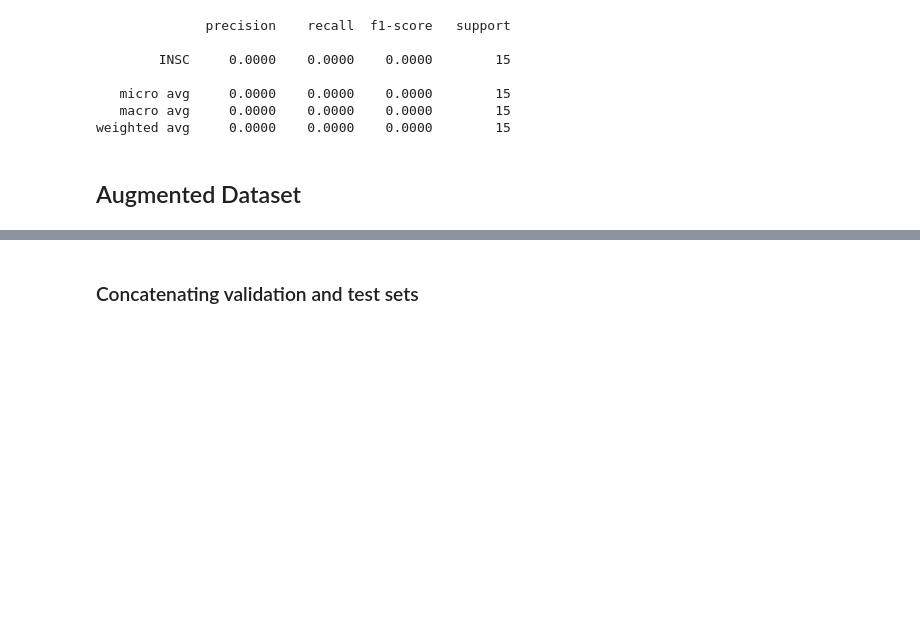
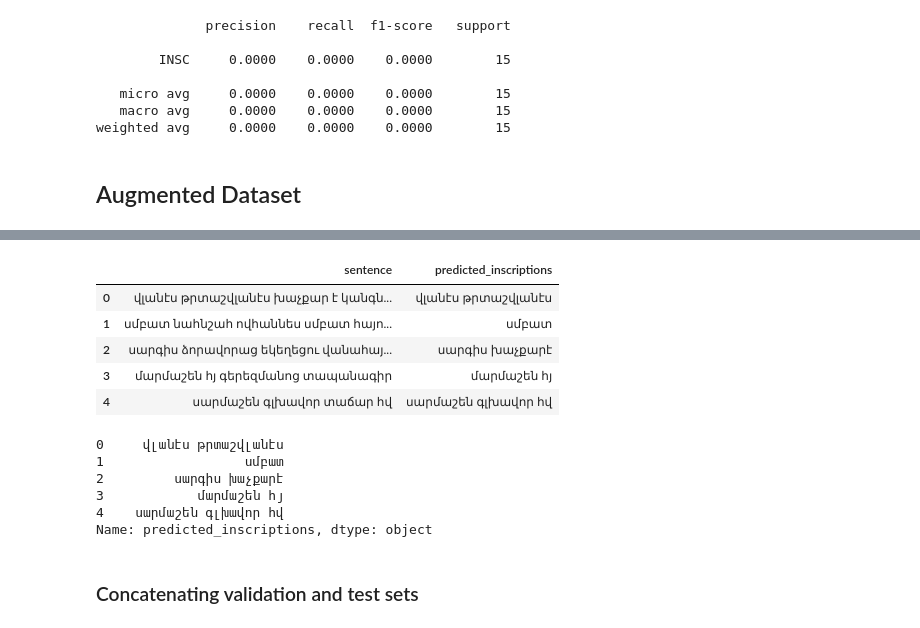
Before and after one commit to dhlab-epfl/dhlab-epigraphy-studies, a Jupyter notebook: Baseline (1).ipynb, the cells around one changed output, grey strips where cells are left out. Saved outputs shown, nothing was run; the diff lists cells and outputs as text; code cells hidden in the pictures; blank space fills up the shorter version.

Commit message:
new method to see the exact predictions

```diff
--- a/Baseline (1).ipynb
+++ b/Baseline (1).ipynb
@@ -790,3 +790,41 @@ print(classification_report(valid_labels, valid_predictions, digits=4))
    micro avg     0.0000    0.0000    0.0000        15
    macro avg     0.0000    0.0000    0.0000        15
 weighted avg     0.0000    0.0000    0.0000        15
+# %%
+import pandas as pd
+
+def predictions_to_dataframe(test_data, predictions, entity_tags=("B-INSC", "I-INSC")):
+    """
+    Convert token-level predictions into a dataframe with extracted entity spans.
+
+    Args:
+        test_data (pd.DataFrame): DataFrame with a 'sentence' column (space-separated tokens).
+        predictions (List[List[str]]): List of predicted tag sequences for each sentence.
+        entity_tags (Tuple[str]): Tags to include when extracting entity tokens (default: B-INSC, I-INSC).
+
+    Returns:
+        pd.DataFrame: Columns ['sentence', 'predicted_inscriptions']
+    """
+    sentences, predicted_entities = [], []
+
+    for idx, preds in enumerate(predictions):
+        # Get sentence tokens
+        tokens = test_data.sentence.iloc[idx].strip().split()
+        min_len = min(len(tokens), len(preds))
+
+        # Align to avoid mismatch
+        tokens = tokens[:min_len]
+        preds = preds[:min_len]
+
+        # Extract tokens predicted as entity
+        entity_tokens = [tok for tok, tag in zip(tokens, preds) if tag in entity_tags]
+
+        sentences.append(" ".join(tokens))
+        predicted_entities.append(" ".join(entity_tokens))
+
+    df_pred = pd.DataFrame({
+        "sentence": sentences,
+        "predicted_inscriptions": predicted_entities
+    })
+
+    return df_pred
@@ -831,3 +895,3 @@ plt.show()
 # %%
-test_labels, test_predictions = predict(model, testing_loader, device, ids_to_labels)
-print(classification_report(test_labels, test_predictions, digits=4))
+test_aug_labels, test_aug_predictions = predict(model, testing_loader, device, ids_to_labels)
+print(classification_report(test_aug_labels, test_aug_predictions, digits=4))
@@ -837,3 +933,22 @@ print(classification_report(labels, predictions, digits=4))
+# %%
+df_predictions = predictions_to_dataframe(test_data, test_aug_predictions)
+df_predictions.head()
+# %% [output]
+|  | sentence | predicted_inscriptions |
+| 0 | վլանէս թրտաշվլանէս խաչքար է կանգն... | վլանէս թրտաշվլանէս |
+| 1 | սմբատ նահնշահ ովհաննես սմբատ հայո... | սմբատ |
+| 2 | սարգիս ձորավորաց եկեղեցու վանահայ... | սարգիս խաչքարէ |
+| 3 | մարմաշեն հյ գերեզմանոց տապանագիր | մարմաշեն հյ |
+| 4 | սարմաշեն գլխավոր տաճար հվ | սարմաշեն գլխավոր հվ |
+# %%
+df_predictions.predicted_inscriptions.head()
+# %% [output]
+0     վլանէս թրտաշվլանէս
+1                  սմբատ
+2         սարգիս խաչքարէ
+3            մարմաշեն հյ
+4    սարմաշեն գլխավոր հվ
+Name: predicted_inscriptions, dtype: object
 # %%
 # labels, predictions = valid_rough(model, testing_loader,device,ids_to_labels)
 # print(classification_report(labels, predictions,digits=4))
```
Also changed, not shown: parts of 7 cells of this notebook.
